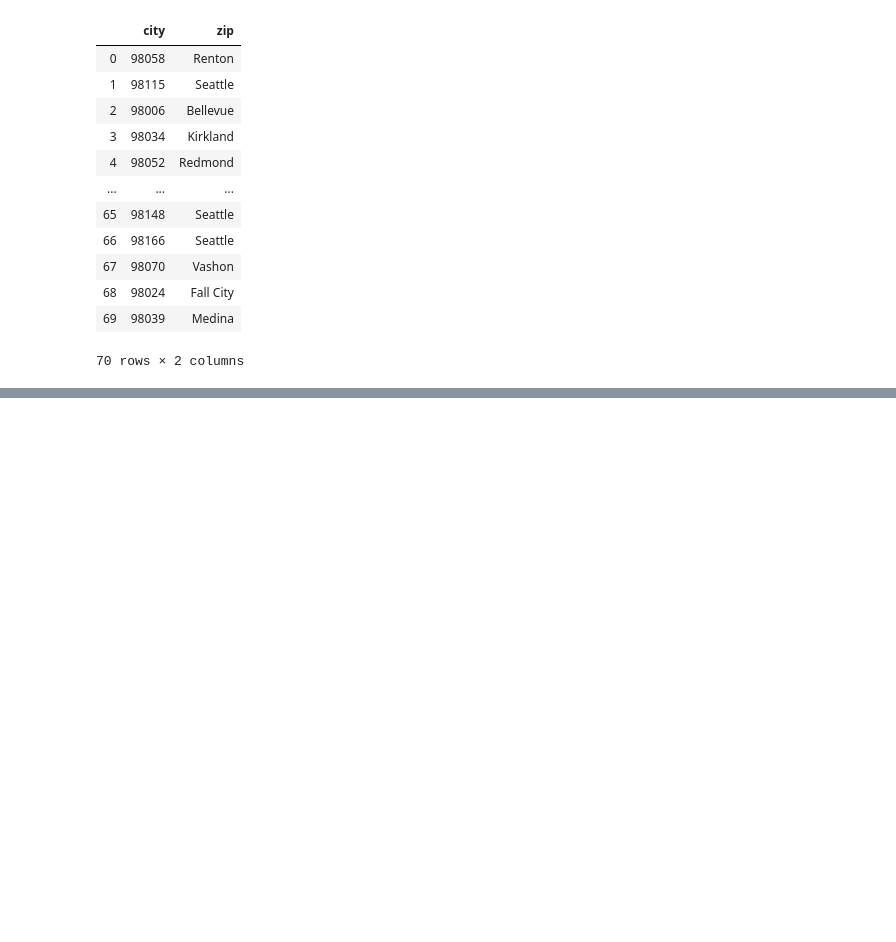
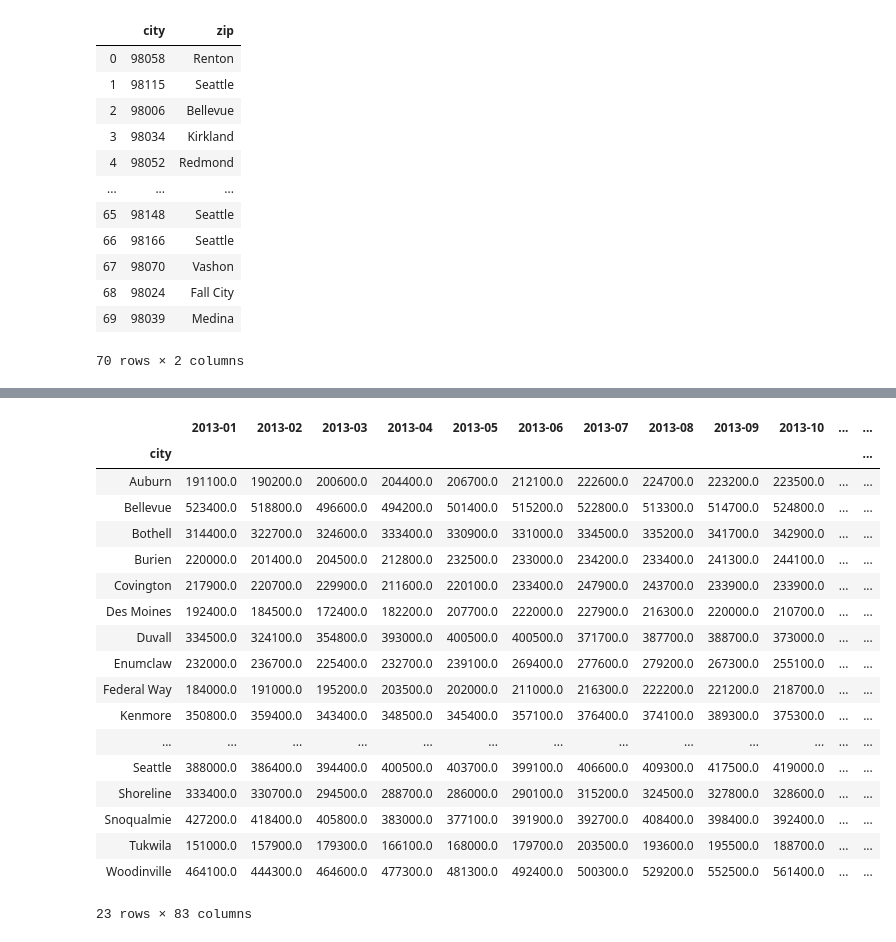
Before and after one commit to coreyryanhanson/nyc-mhtn-ds-010620-lectures, a Jupyter notebook: week-6/KC_house_data/kings_county.ipynb, the cells around one changed output, grey strips where cells are left out. Cells and saved outputs as stored; diff of their text form; code cells hidden in the pictures; blank space fills up the shorter version.

```diff
--- a/week-6/KC_house_data/kings_county.ipynb
+++ b/week-6/KC_house_data/kings_county.ipynb
@@ -9,6 +9,15 @@ def print_full(x):
     display(x)
     pd.reset_option('display.max_rows')
 # %%
+missing_cities = ["Issaquah", "Medina", "Carnation", "Vashon", "Black Diamond", "Fall City"]
+def replace_with_medians(items, df):
+    medians = df.median()
+    new_row = pd.DataFrame(medians).transpose()
+    for item in items:
+        new_row.index = [item]
+        df = df.append(new_row)
+    return df
+
 median_sales_agg = pd.read_csv("MSPUS.csv")
 median_sales_usa = pd.read_csv("Sale_Prices_City.csv")
 kc_town_names = pd.read_csv("kc_town_names.csv", header=None).drop(columns=0)
@@ -17,5 +26,9 @@ city_zip = pd.read_csv("city_zip.csv")
 median_sales_wash = median_sales_usa[median_sales_usa["StateName"]=="Washington"]
 median_sales_kings = pd.merge(kc_town_names, median_sales_wash, how="inner", left_on="city", right_on="RegionName")
 median_sales_kings_d = median_sales_kings.dropna(axis=1)
-median_transposed = median_sales_kings_d.drop(columns=["RegionID","RegionName","StateName","SizeRank"]).set_index("city").transpose().reset_index()
-median_transposed.columns = median_transposed.columns.map(lambda x: x if x != "index" else "date")
+median_dropped = median_sales_kings_d.drop(columns=["RegionID","RegionName","StateName","SizeRank"]).set_index("city")
+
+# median_transposed = median_sales_kings_d.drop(columns=["RegionID","RegionName","StateName","SizeRank"]).set_index("city").transpose().reset_index()
+# median_transposed.columns = median_transposed.columns.map(lambda x: x if x != "index" else "date")
+
+median_dropped = replace_with_medians(missing_cities, median_dropped)
@@ -25,3 +35,15 @@ median_transposed["date"] = pd.to_datetime(median_transposed["date"], format='%Y
+# %%
+median_sales_agg["DATE"] = pd.to_datetime(median_sales_agg["DATE"], format='%Y-%m-%d')
+median_dropped.columns = pd.to_datetime(median_dropped.columns, format='%Y-%m')
+
+# median_transposed["date"] = pd.to_datetime(median_transposed["date"], format='%Y-%m')
+# median_transposed=median_transposed.set_index("date")
+# median_transposed["Issaquah"] = median_transposed.median(axis=1)
+# median_transposed["Medina"] = median_transposed.median(axis=1)
+# median_transposed["Carnation"] = median_transposed.median(axis=1)
+# median_transposed["Vashon"] = median_transposed.median(axis=1)
+# median_transposed["Black Diamond"] = median_transposed.median(axis=1)
+# median_transposed["Fall City"] = median_transposed.median(axis=1)
 # %%
 df = pd.read_csv("kc_house_data_train.csv", index_col="Unnamed: 0")
 # %%
@@ -287,0 +492,22 @@ city_zip
+# %%
+median_dropped
+# %% [output]
+|  | 2013-01 | 2013-02 | 2013-03 | 2013-04 | 2013-05 | 2013-06 | 2013-07 | 2013-08 | 2013-09 | 2013-10 | ... | ... |
+| city |  |  |  |  |  |  |  |  |  |  |  | ... |
+| Auburn | 191100.0 | 190200.0 | 200600.0 | 204400.0 | 206700.0 | 212100.0 | 222600.0 | 224700.0 | 223200.0 | 223500.0 | ... | ... |
+| Bellevue | 523400.0 | 518800.0 | 496600.0 | 494200.0 | 501400.0 | 515200.0 | 522800.0 | 513300.0 | 514700.0 | 524800.0 | ... | ... |
+| Bothell | 314400.0 | 322700.0 | 324600.0 | 333400.0 | 330900.0 | 331000.0 | 334500.0 | 335200.0 | 341700.0 | 342900.0 | ... | ... |
+| Burien | 220000.0 | 201400.0 | 204500.0 | 212800.0 | 232500.0 | 233000.0 | 234200.0 | 233400.0 | 241300.0 | 244100.0 | ... | ... |
+| Covington | 217900.0 | 220700.0 | 229900.0 | 211600.0 | 220100.0 | 233400.0 | 247900.0 | 243700.0 | 233900.0 | 233900.0 | ... | ... |
+| Des Moines | 192400.0 | 184500.0 | 172400.0 | 182200.0 | 207700.0 | 222000.0 | 227900.0 | 216300.0 | 220000.0 | 210700.0 | ... | ... |
+| Duvall | 334500.0 | 324100.0 | 354800.0 | 393000.0 | 400500.0 | 400500.0 | 371700.0 | 387700.0 | 388700.0 | 373000.0 | ... | ... |
+| Enumclaw | 232000.0 | 236700.0 | 225400.0 | 232700.0 | 239100.0 | 269400.0 | 277600.0 | 279200.0 | 267300.0 | 255100.0 | ... | ... |
+| Federal Way | 184000.0 | 191000.0 | 195200.0 | 203500.0 | 202000.0 | 211000.0 | 216300.0 | 222200.0 | 221200.0 | 218700.0 | ... | ... |
+| Kenmore | 350800.0 | 359400.0 | 343400.0 | 348500.0 | 345400.0 | 357100.0 | 376400.0 | 374100.0 | 389300.0 | 375300.0 | ... | ... |
+| ... | ... | ... | ... | ... | ... | ... | ... | ... | ... | ... | ... | ... |
+| Seattle | 388000.0 | 386400.0 | 394400.0 | 400500.0 | 403700.0 | 399100.0 | 406600.0 | 409300.0 | 417500.0 | 419000.0 | ... | ... |
+| Shoreline | 333400.0 | 330700.0 | 294500.0 | 288700.0 | 286000.0 | 290100.0 | 315200.0 | 324500.0 | 327800.0 | 328600.0 | ... | ... |
+| Snoqualmie | 427200.0 | 418400.0 | 405800.0 | 383000.0 | 377100.0 | 391900.0 | 392700.0 | 408400.0 | 398400.0 | 392400.0 | ... | ... |
+| Tukwila | 151000.0 | 157900.0 | 179300.0 | 166100.0 | 168000.0 | 179700.0 | 203500.0 | 193600.0 | 195500.0 | 188700.0 | ... | ... |
+| Woodinville | 464100.0 | 444300.0 | 464600.0 | 477300.0 | 481300.0 | 492400.0 | 500300.0 | 529200.0 | 552500.0 | 561400.0 | ... | ... |
+23 rows × 83 columns
```
Also changed, not shown: parts of 24 cells of this notebook.
